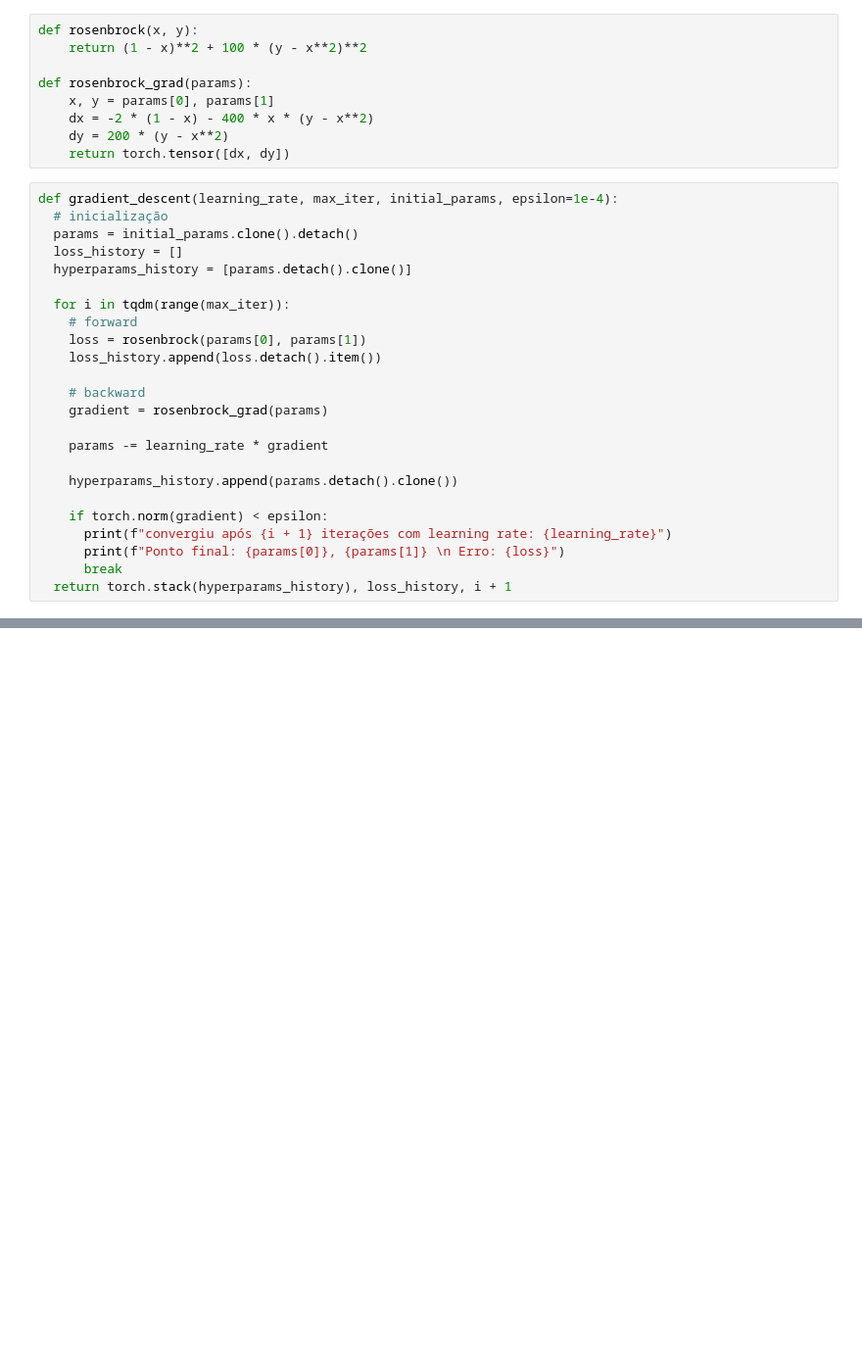
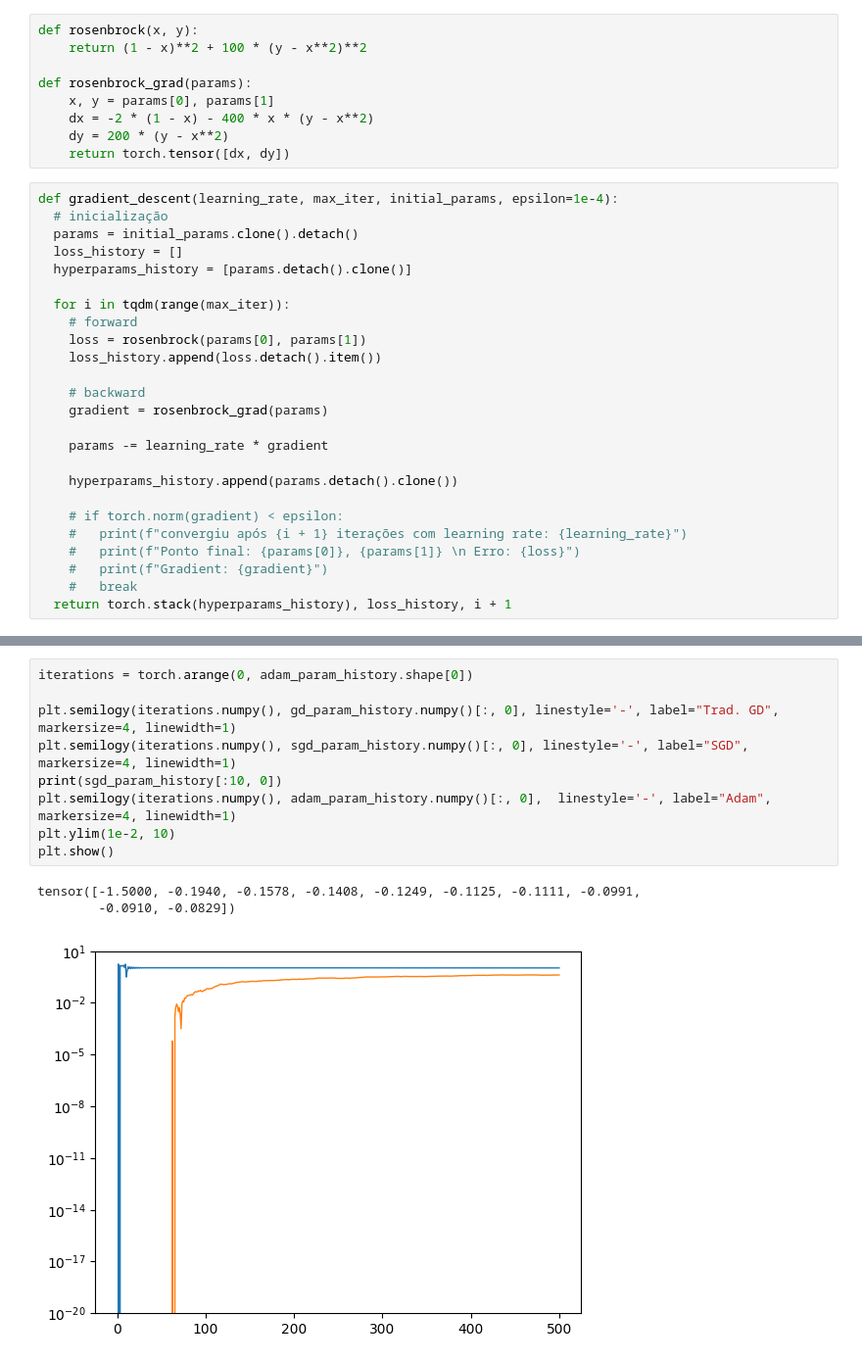
Before and after one commit to luminarts/MC934, a Jupyter notebook: q5.ipynb, the cells around one changed output, grey strips where cells are left out. Shown: that part at 98% size. Drawn from its saved outputs; the diff is of its cells as text; blank space fills up the shorter version.

```diff
--- a/q5.ipynb
+++ b/q5.ipynb
@@ -31,10 +31,11 @@ def gradient_descent(learning_rate, max_iter, initial_params, epsilon=1e-4):
 
     hyperparams_history.append(params.detach().clone())
 
-    if torch.norm(gradient) < epsilon:
-      print(f"convergiu após {i + 1} iterações com learning rate: {learning_rate}")
-      print(f"Ponto final: {params[0]}, {params[1]} \n Erro: {loss}")
-      break
+    # if torch.norm(gradient) < epsilon:
+    #   print(f"convergiu após {i + 1} iterações com learning rate: {learning_rate}")
+    #   print(f"Ponto final: {params[0]}, {params[1]} \n Erro: {loss}")
+    #   print(f"Gradient: {gradient}")
+    #   break
   return torch.stack(hyperparams_history), loss_history, i + 1
 # %%
 def stochastic_gradient_descent(learning_rate, max_iter, initial_params, dp=5.0, epsilon=1e-4):
@@ -123,0 +144,13 @@ plt.show()
+# %%
+iterations = torch.arange(0, adam_param_history.shape[0])
+
+plt.semilogy(iterations.numpy(), gd_param_history.numpy()[:, 0], linestyle='-', label="Trad. GD", markersize=4, linewidth=1)
+plt.semilogy(iterations.numpy(), sgd_param_history.numpy()[:, 0], linestyle='-', label="SGD", markersize=4, linewidth=1)
+print(sgd_param_history[:10, 0])
+plt.semilogy(iterations.numpy(), adam_param_history.numpy()[:, 0],  linestyle='-', label="Adam", markersize=4, linewidth=1)
+plt.ylim(1e-2, 10)
+plt.show()
+# %% [output]
+tensor([-1.5000, -0.1940, -0.1578, -0.1408, -0.1249, -0.1125, -0.1111, -0.0991,
+        -0.0910, -0.0829])
+[figure, added]
```
Also changed, not shown: parts of 3 cells of this notebook, 1 other file.
